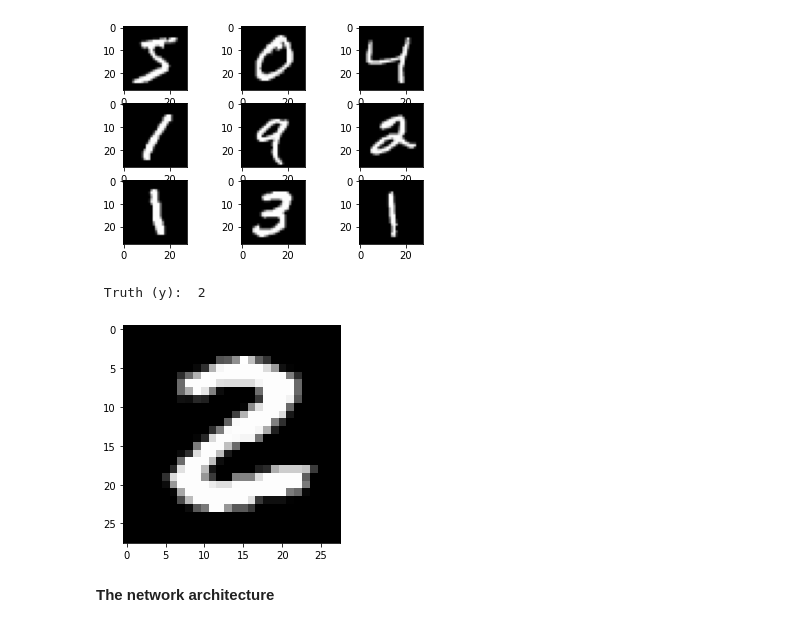
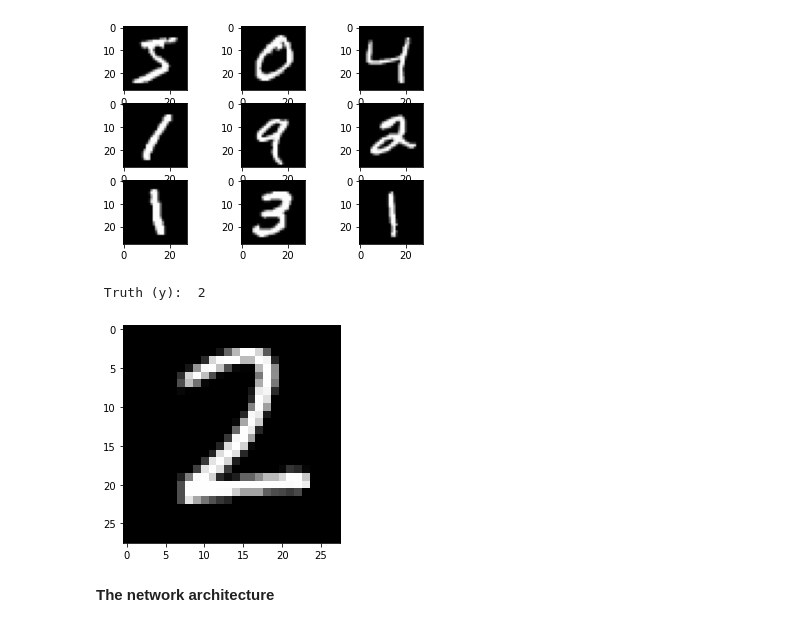
Before and after one commit to ppfenning/ADL22, a Jupyter notebook: colabs/chapter02_mathematical_building_blocks.ipynb, the cells around one changed output. Drawn from its saved outputs; the diff is of its cells as text; code cells hidden in the pictures.

```diff
--- a/colabs/chapter02_mathematical_building_blocks.ipynb
+++ b/colabs/chapter02_mathematical_building_blocks.ipynb
@@ -62,15 +58,15 @@ pyplot.show()
 # %%
 def disp_img(x, i):
   """Display image: Given dataset, x, and index, i."""
   xi = x[i].reshape((28, 28))
   pyplot.imshow(xi, cmap=pyplot.get_cmap('gray'))
 
-i = 25
+i = 47306
 disp_img(train_images, i)
 print("\n Truth (y): ", train_labels[i], "\n")
 # %% [output]
  Truth (y):  2
-[figure, old version]
+[figure, new version]
 # %% [markdown]
 **The network architecture**
 # %%
```
Also changed, not shown: parts of 9 cells of this notebook.
